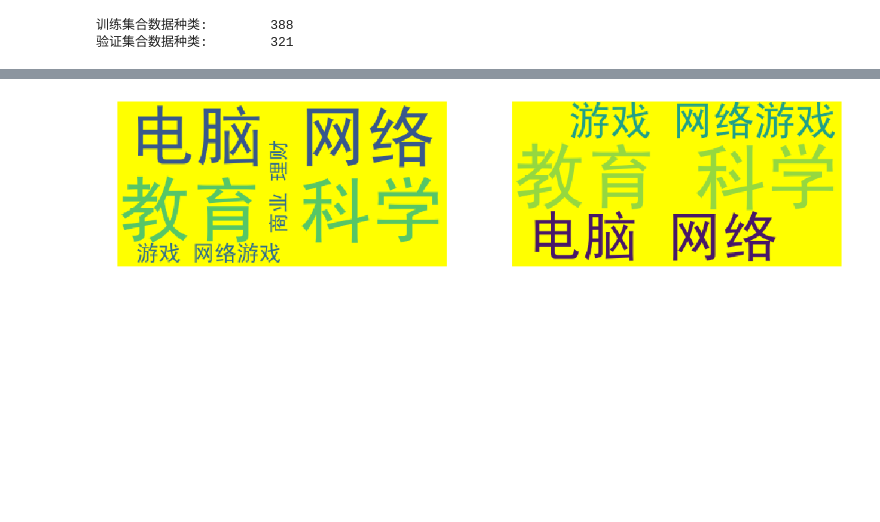
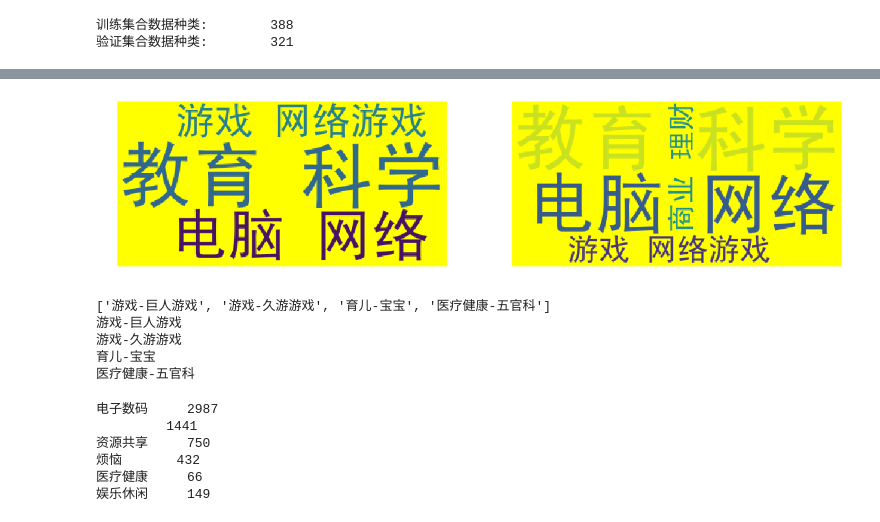
Before and after one commit to searobbersduck/chatbot, a Jupyter notebook: data/bd_baike_data.ipynb, the cells around one changed output, grey strips where cells are left out. Saved outputs shown, nothing was run; the diff lists cells and outputs as text; code cells hidden in the pictures; blank space fills up the shorter version.

```diff
--- a/data/bd_baike_data.ipynb
+++ b/data/bd_baike_data.ipynb
@@ -101,20 +119,20 @@ for elem in val_all_cats:
 # %%
 # 绘制种类的云图
 from wordcloud import WordCloud, STOPWORDS, ImageColorGenerator
 import matplotlib.pyplot as plt
 train_cats_txt = ' '.join(train_cats_list)
 val_cats_txt = ' '.join(val_cats_list)
-wordcloud1 = WordCloud(background_color='yellow', max_font_size=200, min_font_size=20, mode='RGBA', font_path='/Users/higgs/Library/Fonts/SimHei.ttf')
-wordcloud2 = WordCloud(background_color='yellow', max_font_size=200, min_font_size=20, mode='RGBA', font_path='/Users/higgs/Library/Fonts/SimHei.ttf')
+wordcloud1 = WordCloud(background_color='yellow', max_font_size=400, min_font_size=20, mode='RGBA', font_path='/Users/higgs/Library/Fonts/SimHei.ttf')
+wordcloud2 = WordCloud(background_color='yellow', max_font_size=400, min_font_size=20, mode='RGBA', font_path='/Users/higgs/Library/Fonts/SimHei.ttf')
 train_cats_pic = wordcloud1.generate(train_cats_txt)
 val_cats_pic = wordcloud2.generate(val_cats_txt)
 f, axs = plt.subplots(1,2,figsize=(20,15))
 plt.subplot(121)
 plt.imshow(train_cats_pic)
 plt.axis('off')
 plt.subplot(122)
 plt.imshow(val_cats_pic)
 plt.axis('off')
 plt.show()
 # %% [output]
-[figure, old version]
+[figure, new version]
@@ -120,0 +145,38 @@ plt.show()
+# %%
+del_list = []
+train_cats_l = list(train_cats_dict.items())
+for elem in train_cats_l:
+    if elem[1] < 3000:
+        pos = elem[0].rfind('-')
+        if pos == -1:
+            continue
+        key = elem[0][:pos]
+        del_list.append(elem[0])
+        key2key[elem[0]] = key
+        if key in train_cats_dict:
+            train_cats_dict[key] += elem[1]
+        else:
+            train_cats_dict[key] = elem[1]
+
+print(del_list)
+
+for l in del_list:
+    print(l)
+    train_cats_dict.pop(l)
+# %% [output]
+['游戏-巨人游戏', '游戏-久游游戏', '育儿-宝宝', '医疗健康-五官科']
+游戏-巨人游戏
+游戏-久游游戏
+育儿-宝宝
+医疗健康-五官科
+# %%
+for key, val in train_cats_dict.items():
+    if val < 3000:
+        print(key, '\t', val)
+# %% [output]
+电子数码     2987
+         1441
+资源共享     750
+烦恼       432
+医疗健康     66
+娱乐休闲     149
```
Also changed, not shown: parts of 7 cells of this notebook, 8 other files.
